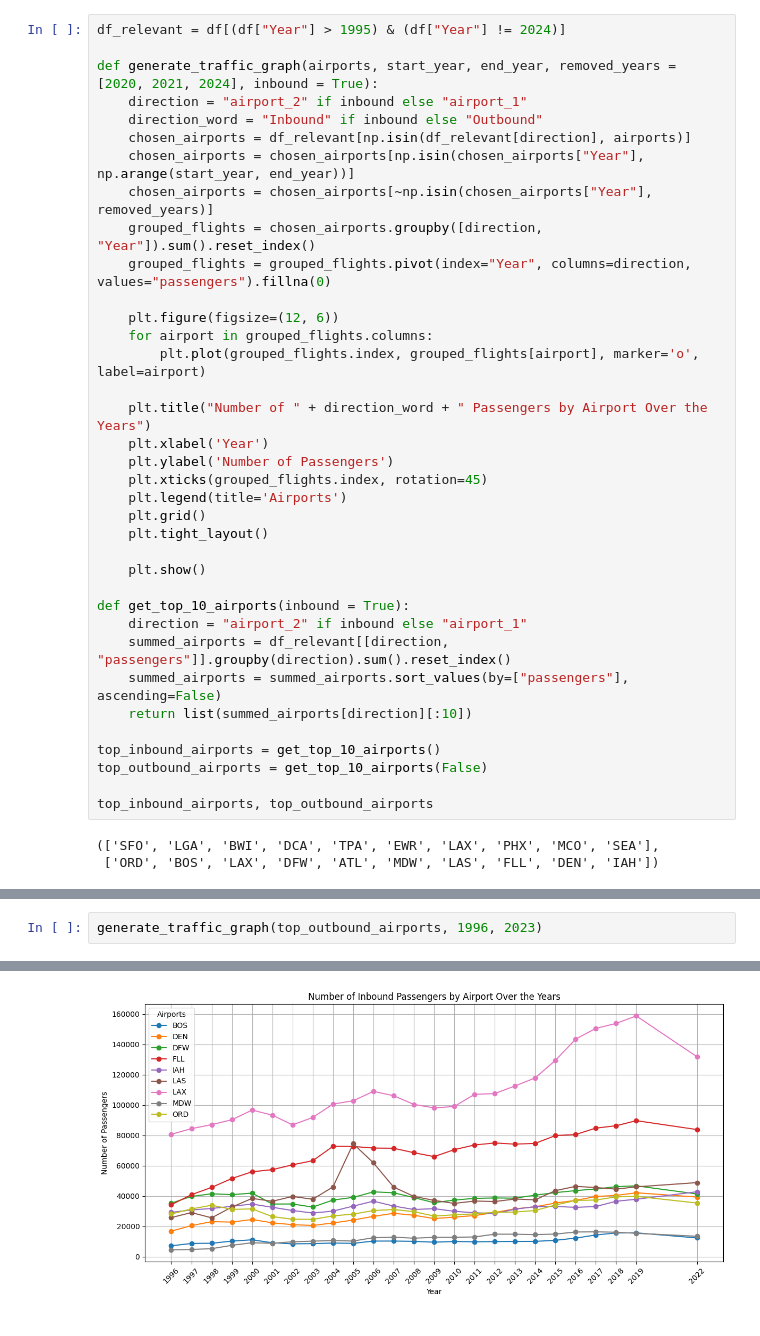
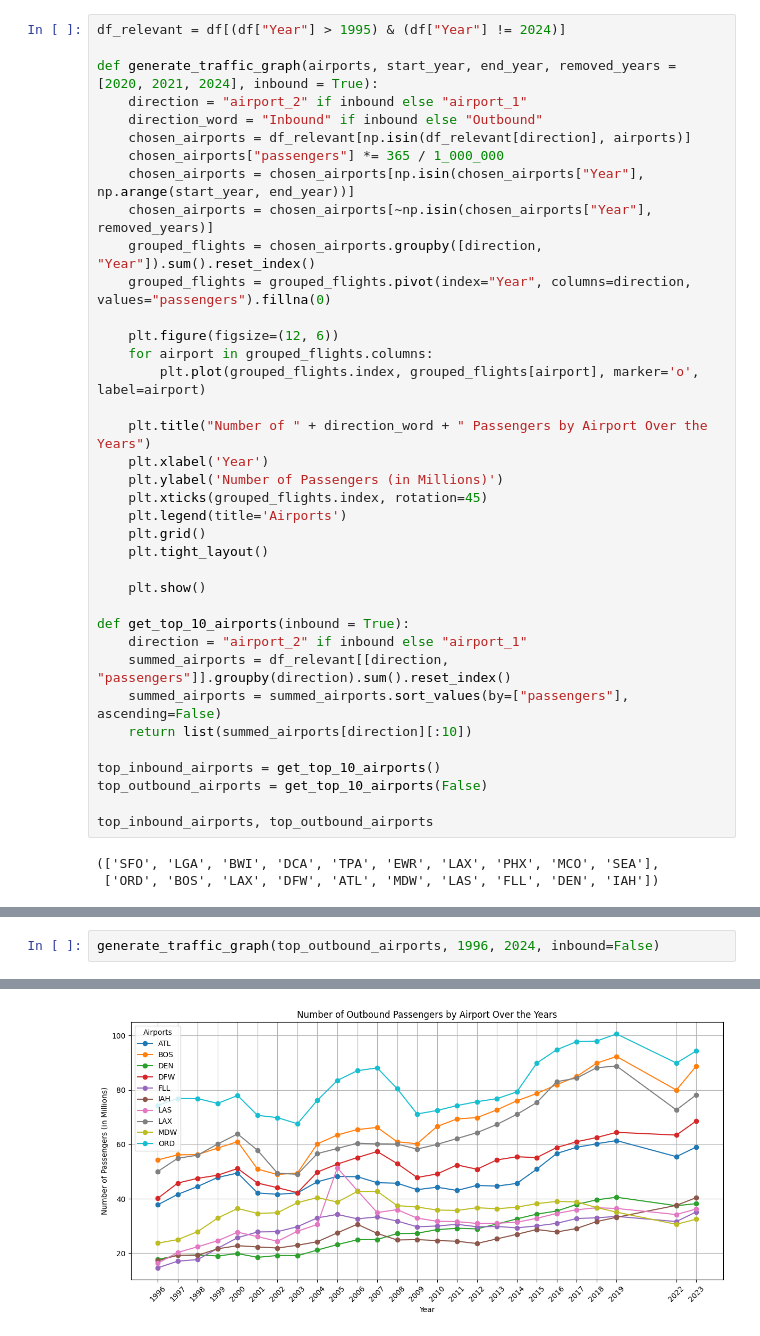
Before and after one commit to Ranabor/CDC-2024, a Jupyter notebook: basics.ipynb, the cells around one changed output, grey strips where cells are left out. Drawn from its saved outputs; the diff is of its cells as text.

```diff
--- a/basics.ipynb
+++ b/basics.ipynb
@@ -194,6 +194,7 @@ def generate_traffic_graph(airports, start_year, end_year, removed_years = [2020
     direction = "airport_2" if inbound else "airport_1"
     direction_word = "Inbound" if inbound else "Outbound"
     chosen_airports = df_relevant[np.isin(df_relevant[direction], airports)]
+    chosen_airports["passengers"] *= 365 / 1_000_000
     chosen_airports = chosen_airports[np.isin(chosen_airports["Year"], np.arange(start_year, end_year))]
     chosen_airports = chosen_airports[~np.isin(chosen_airports["Year"], removed_years)]
     grouped_flights = chosen_airports.groupby([direction, "Year"]).sum().reset_index()
@@ -205,7 +206,7 @@ def generate_traffic_graph(airports, start_year, end_year, removed_years = [2020
 
     plt.title("Number of " + direction_word + " Passengers by Airport Over the Years")
     plt.xlabel('Year')
-    plt.ylabel('Number of Passengers')
+    plt.ylabel('Number of Passengers (in Millions)')
     plt.xticks(grouped_flights.index, rotation=45)
     plt.legend(title='Airports')
     plt.grid()
@@ -233,3 +239,3 @@ generate_traffic_graph(top_inbound_airports, 1996, 2023)
 # %%
-generate_traffic_graph(top_outbound_airports, 1996, 2023)
+generate_traffic_graph(top_outbound_airports, 1996, 2024, inbound=False)
 # %% [output]
@@ -236 +247 @@ generate_traffic_graph(top_outbound_airports, 1996, 2023)
-[figure, old version]
+[figure, new version]
```
Also changed, not shown: parts of 3 cells of this notebook.
